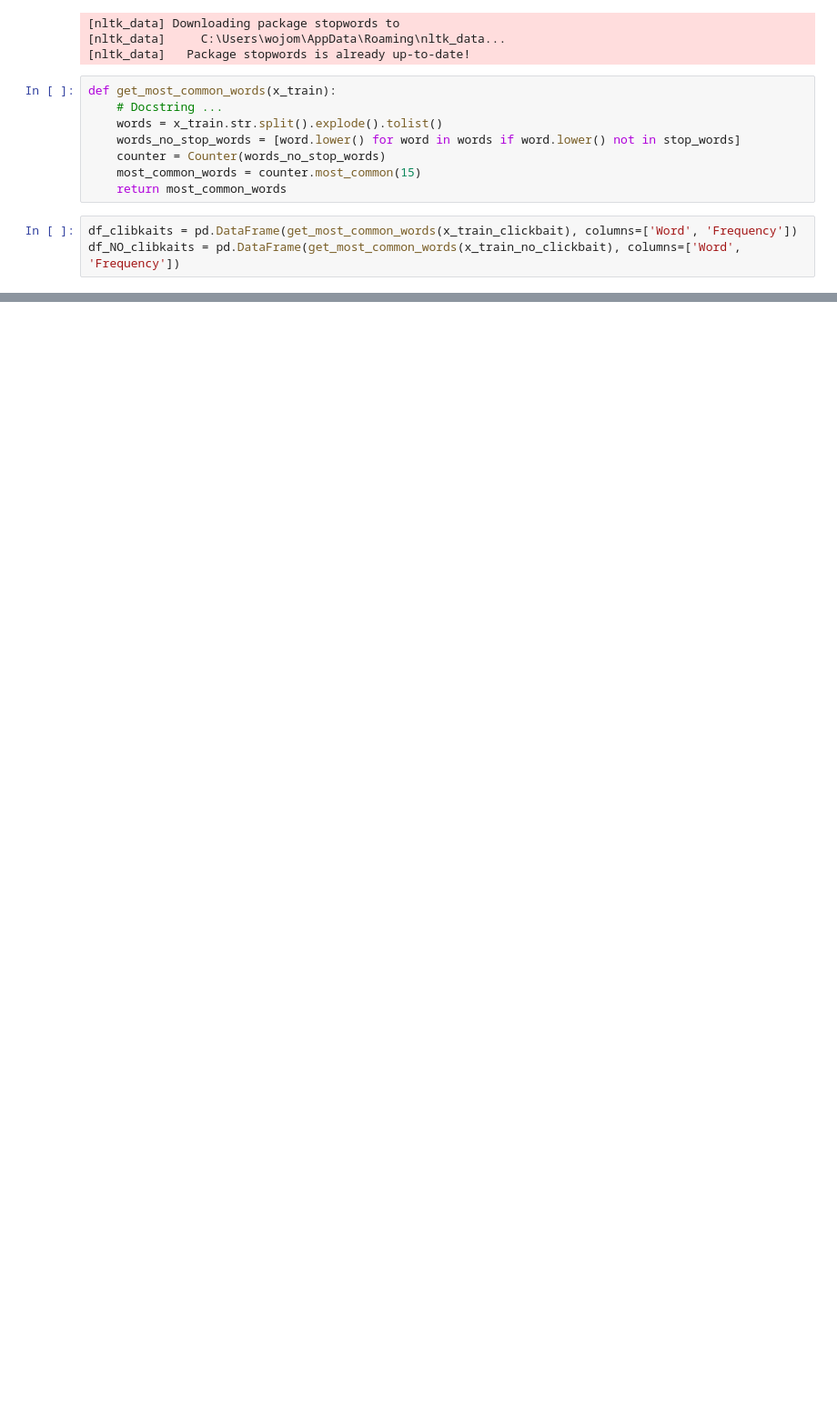
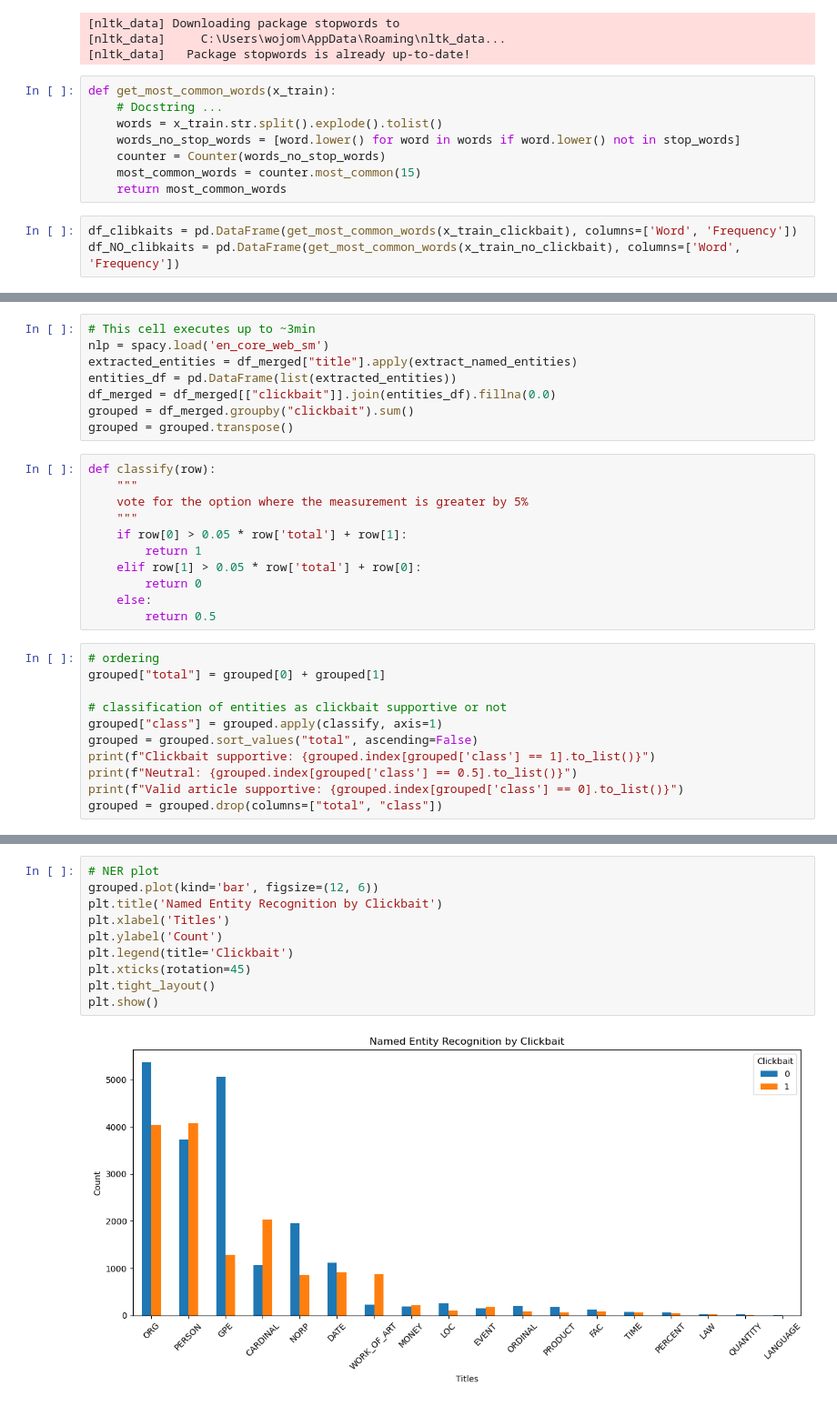
Before and after one commit to matkubita/ClickbaitDetectionThesis, a Jupyter notebook: notebooks/2-EDA.ipynb, the cells around one changed output, grey strips where cells are left out. Shown at 91% size. Saved outputs shown, nothing was run; the diff lists cells and outputs as text; blank space fills up the shorter version.

```diff
--- a/notebooks/2-EDA.ipynb
+++ b/notebooks/2-EDA.ipynb
@@ -83,0 +103,30 @@ Pomysly:
+# %%
+# This cell executes up to ~3min
+nlp = spacy.load('en_core_web_sm')
+extracted_entities = df_merged["title"].apply(extract_named_entities)
+entities_df = pd.DataFrame(list(extracted_entities))
+df_merged = df_merged[["clickbait"]].join(entities_df).fillna(0.0)
+grouped = df_merged.groupby("clickbait").sum()
+grouped = grouped.transpose()
+# %%
+def classify(row):
+    """
+    vote for the option where the measurement is greater by 5%
+    """
+    if row[0] > 0.05 * row['total'] + row[1]:
+        return 1
+    elif row[1] > 0.05 * row['total'] + row[0]:
+        return 0
+    else:
+        return 0.5
+# %%
+# ordering
+grouped["total"] = grouped[0] + grouped[1]
+
+# classification of entities as clickbait supportive or not
+grouped["class"] = grouped.apply(classify, axis=1)
+grouped = grouped.sort_values("total", ascending=False)
+print(f"Clickbait supportive: {grouped.index[grouped['class'] == 1].to_list()}")
+print(f"Neutral: {grouped.index[grouped['class'] == 0.5].to_list()}")
+print(f"Valid article supportive: {grouped.index[grouped['class'] == 0].to_list()}")
+grouped = grouped.drop(columns=["total", "class"])
@@ -83,0 +137,12 @@ Pomysly:
+# %%
+# NER plot
+grouped.plot(kind='bar', figsize=(12, 6))
+plt.title('Named Entity Recognition by Clickbait')
+plt.xlabel('Titles')
+plt.ylabel('Count')
+plt.legend(title='Clickbait')
+plt.xticks(rotation=45)
+plt.tight_layout()
+plt.show()
+# %% [output]
+[figure, added]
```
Also changed, not shown: parts of 10 cells of this notebook, 4 other files.
